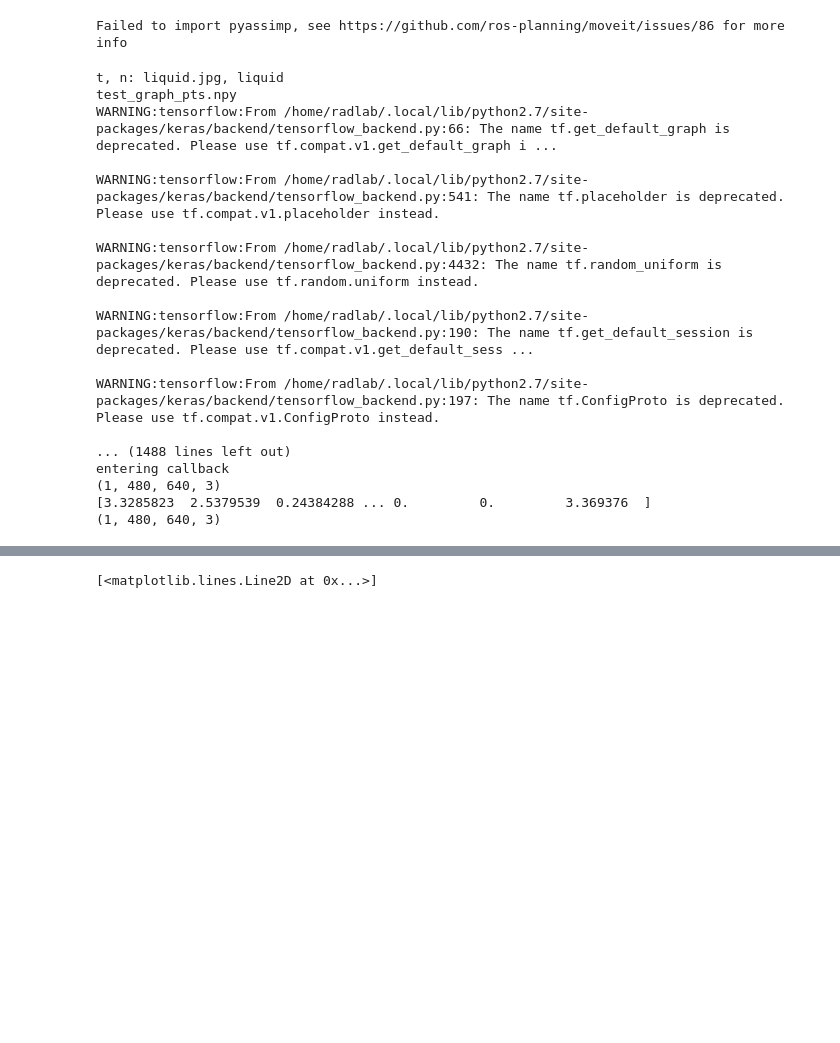
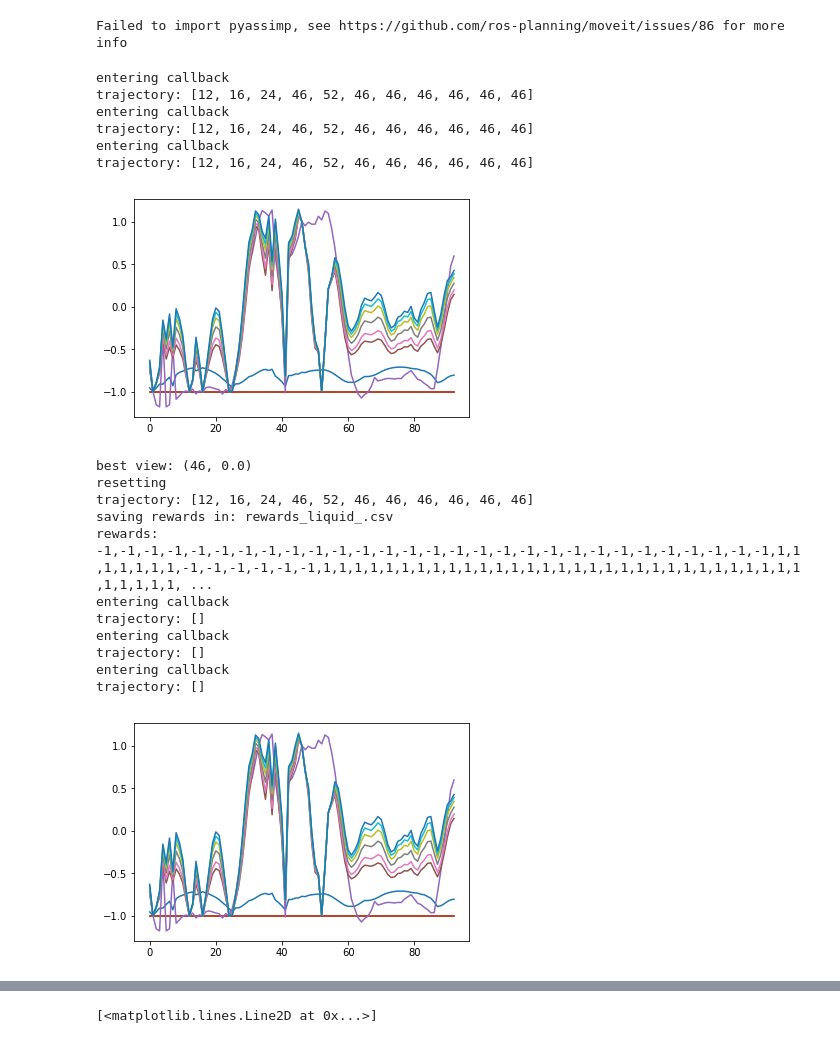
Before and after one commit to ipab-rad/saifer-surgery, a Jupyter notebook: src/saif_planning/src/planning_discrete_pts/scripts/Untitled.ipynb, the cells around one changed output, grey strips where cells are left out. Drawn from its saved outputs; the diff is of its cells as text; code cells hidden in the pictures; blank space fills up the shorter version.

```diff
--- a/src/saif_planning/src/planning_discrete_pts/scripts/Untitled.ipynb
+++ b/src/saif_planning/src/planning_discrete_pts/scripts/Untitled.ipynb
@@ -60,7 +61,7 @@ class ActivePlanner(object):
         self.update = False
         #self.lock = threading.Lock()
 
-        self.GP = GaussianProcessRegressor(kernel=RBF(0.3), alpha=0.001, optimizer='fmin_l_bfgs_b', n_restarts_optimizer=0, normalize_y=True, copy_X_train=True, random_state=None)
+        self.GP = GaussianProcessRegressor(kernel=RBF(0.1), alpha=0.001, optimizer='fmin_l_bfgs_b', n_restarts_optimizer=0, normalize_y=True, copy_X_train=True, random_state=None)
         self.model = InceptionV3(include_top=False, weights='imagenet', input_tensor=None, input_shape=(480,640,3), pooling='avg', classes=1000)
         rospy.init_node('active_planner', anonymous=True)
         self.setInitialPose()
@@ -111,11 +112,15 @@ class ActivePlanner(object):
 
         rate = rospy.Rate(10) # 10hz
 
-        while not rospy.is_shutdown() and self.views <= num_views and self.views > 0:
-            print("view: " + str(self.views))
+        if rospy.is_shutdown():
+            print("ros is shutdown")
+
+        print("view: " + str(self.views))
+        while not rospy.is_shutdown() and self.views <= num_views:
+
             if self.update is True:
-                self.cycleViews()
-                #self.chooseNextView()
+                #self.cycleViews()
+                self.chooseNextView()
 
 
             rate.sleep()
@@ -244,16 +249,30 @@ class ActivePlanner(object):
 
     def callback(self, img, joint_state): # use eef
 	print("entering callback")
-        cv_image = CvBridge().imgmsg_to_cv2(img, "bgr8")
+        #cv_image = CvBridge().imgmsg_to_cv2(img, "bgr8")
         #cv2.imshow('im', cv_image)
 
         position = joint_state.position
         try:
-            print(self.toFeatureRepresentation(self.target_img, (img.height, img.width, 3)))
-            print(self.toFeatureRepresentation(cv_image, (img.height, img.width, 3)))
-            #print("h,w: {}, {}".format(img.height, img.width))
-            reward = self.imageCompare(self.toFeatureRepresentation(cv_image, (img.height, img.width, 3))) - 1
-            print("reward: " + str(reward))
+#             print(self.toFeatureRepresentation(self.target_img, (img.height, img.width, 3)))
+#             print(self.toFeatureRepresentation(cv_image, (img.height, img.width, 3)))
+#             #print("h,w: {}, {}".format(img.height, img.width))
+
+            ########### ORIGINAL REWARD ########################
+            #reward = self.imageCompare(self.toFeatureRepresentation(cv_image, (img.height, img.width, 3)))
+
+            ############ REWARD PLACEHOLDER #############
+            hits = [32,33,34, 35,36, 37, 43, 44,45,46,47, 48, 53,54,55,56,57, 58, 91]
+            partial_hits = []
+            current_index, _ = self.PG.findClosestNode(position)
+            if current_index in hits:
+                reward = 1
+            elif current_index in partial_hits:
+                reward = 0
+            else:
+                reward = -1
+            ###################
+
 
             self.training_pts.append(position)
             self.training_labels.append(reward)
@@ -285,6 +304,7 @@ class ActivePlanner(object):
     def toFeatureRepresentation(self, img, img_shape=(480,640,3)):
         img = np.expand_dims(img, axis=0)
         print(np.shape(img))
+        img = preprocess_input(img)
         with self.graph.as_default():
             return np.array(self.model.predict(img)).flatten()
 
@@ -321,46 +341,48 @@ class ActivePlanner(object):
 # %%
 if __name__ == "__main__":
 
     parser = argparse.ArgumentParser()
     parser.add_argument("--vfile", default="test_graph_pts.npy", help="File path for saving vertices")
     parser.add_argument("--efile", default="test_graph_edges.npy", help="File path for saving edges")
     parser.add_argument("--robot_name", default="ur10", help="Name of robot")
     args, unknown_args = parser.parse_known_args()
 
     targets = ['liquid.jpg'] #, 'left0000.jpg']
-    target_names = ['liquid'] #, 'torso']
+    target_names = ['liquid_'] #, 'torso']
 
-    num_views = 30
+    num_views = 10
     num_trials = 1
 
     for t, n in zip(targets, target_names):
         print("t, n: {}, {}".format(t, n))
         # send to initial position
         target_im = cv2.imread(t)
         #print(np.shape(np.array(target_im)))
         #print(target_im)
         cv2.imshow('target', target_im)
         ap = ActivePlanner(target_im, args.vfile, args.efile, args.robot_name, n)
 
         for i in range(0, num_trials):
             print("trial: " + str(i))
             ap.run(num_views)
             ap.reset()
 # %% [output]
-t, n: liquid.jpg, liquid
-test_graph_pts.npy
-WARNING:tensorflow:From /home/radlab/.local/lib/python2.7/site-packages/keras/backend/tensorflow_backend.py:66: The name tf.get_default_graph is deprecated. Please use tf.compat.v1.get_default_graph i ...
-
-WARNING:tensorflow:From /home/radlab/.local/lib/python2.7/site-packages/keras/backend/tensorflow_backend.py:541: The name tf.placeholder is deprecated. Please use tf.compat.v1.placeholder instead.
-
-WARNING:tensorflow:From /home/radlab/.local/lib/python2.7/site-packages/keras/backend/tensorflow_backend.py:4432: The name tf.random_uniform is deprecated. Please use tf.random.uniform instead.
-
-WARNING:tensorflow:From /home/radlab/.local/lib/python2.7/site-packages/keras/backend/tensorflow_backend.py:190: The name tf.get_default_session is deprecated. Please use tf.compat.v1.get_default_sess ...
-
-WARNING:tensorflow:From /home/radlab/.local/lib/python2.7/site-packages/keras/backend/tensorflow_backend.py:197: The name tf.ConfigProto is deprecated. Please use tf.compat.v1.ConfigProto instead.
-
-... (1488 lines left out)
 entering callback
-(1, 480, 640, 3)
-[3.3285823  2.5379539  0.24384288 ... 0.         0.         3.369376  ]
-(1, 480, 640, 3)
+trajectory: [12, 16, 24, 46, 52, 46, 46, 46, 46, 46, 46]
+entering callback
+trajectory: [12, 16, 24, 46, 52, 46, 46, 46, 46, 46, 46]
+entering callback
+trajectory: [12, 16, 24, 46, 52, 46, 46, 46, 46, 46, 46]
+[figure, added]
+best view: (46, 0.0)
+resetting
+trajectory: [12, 16, 24, 46, 52, 46, 46, 46, 46, 46, 46]
+saving rewards in: rewards_liquid_.csv
+rewards: -1,-1,-1,-1,-1,-1,-1,-1,-1,-1,-1,-1,-1,-1,-1,-1,-1,-1,-1,-1,-1,-1,-1,-1,-1,-1,-1,-1,-1,1,1,1,1,1,1,1,-1,-1,-1,-1,-1,-1,1,1,1,1,1,1,1,1,1,1,1,1,1,1,1,1,1,1,1,1,1,1,1,1,1,1,1,1,1,1,1,1,1,1,1,1, ...
+entering callback
+trajectory: []
+entering callback
+trajectory: []
+entering callback
+trajectory: []
+[figure, added]
```
Also changed, not shown: parts of 19 cells of this notebook.
